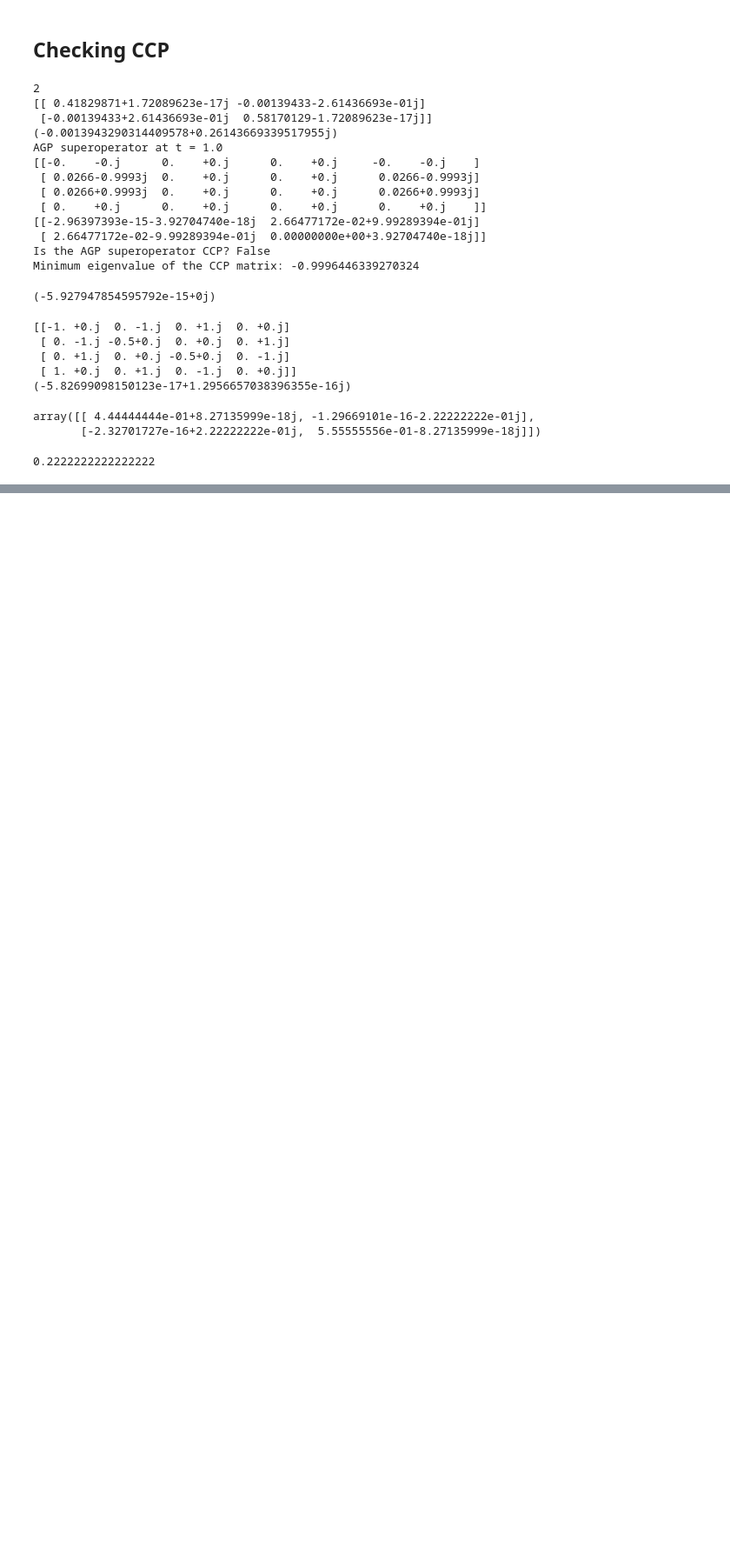
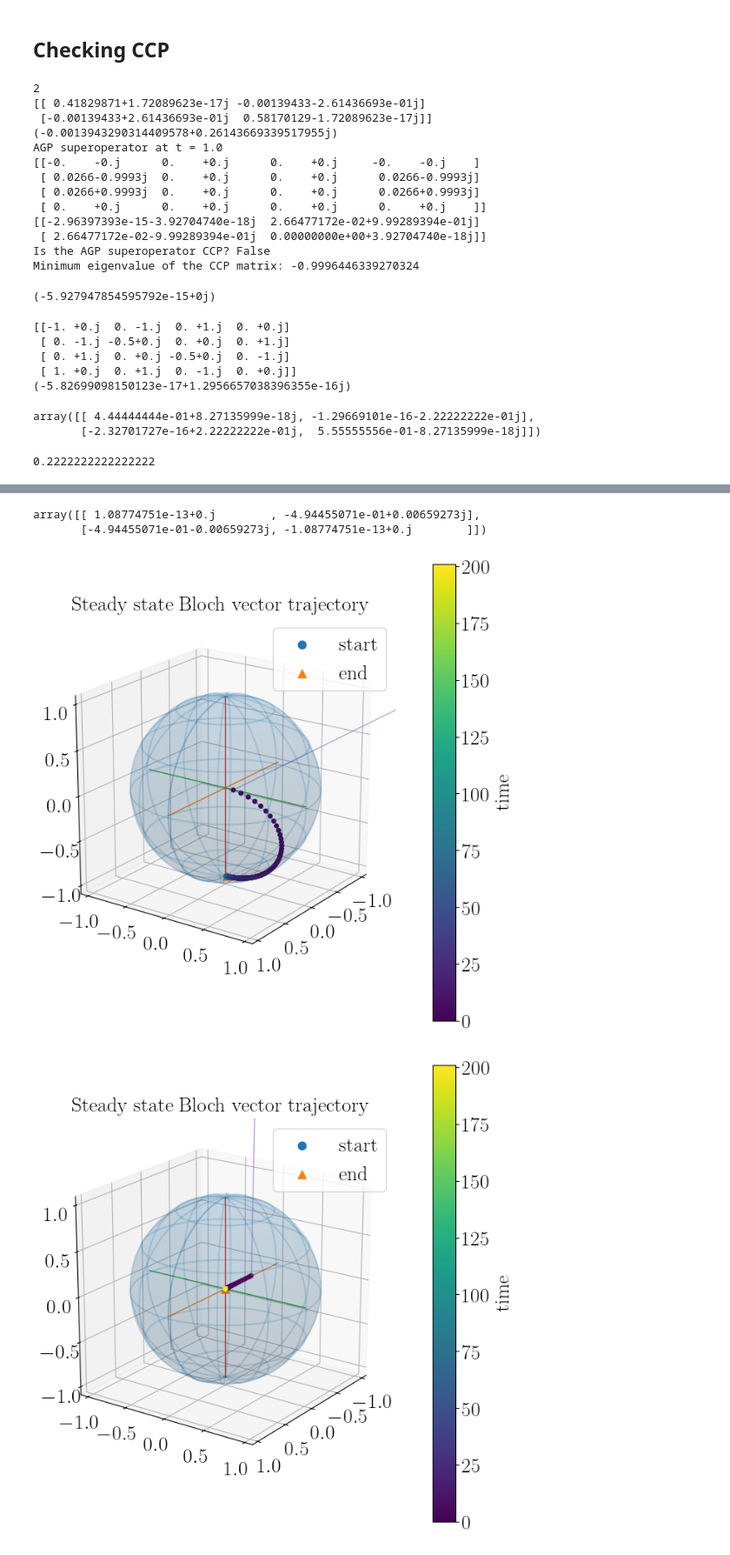
Before and after one commit to jwalkling/Driven_OQS, a Jupyter notebook: src_code/notebooks/2LS Lindblad.ipynb, the cells around one changed output, grey strips where cells are left out. Shown at 87% size. Cells and saved outputs as stored; diff of their text form; code cells hidden in the pictures; blank space fills up the shorter version.

```diff
--- a/src_code/notebooks/2LS Lindblad.ipynb
+++ b/src_code/notebooks/2LS Lindblad.ipynb
@@ -2682,0 +2812,57 @@ array([[ 4.44444444e-01+8.27135999e-18j, -1.29669101e-16-2.22222222e-01j],
+# %%
+nhat = normalize_rows(n_ss_t)  # normalised Bloch vectors
+nhatdot = derivative_unit_vectors_uniform(nhat, t[1]-t[0])  # time derivatives of unit vectors
+
+Omega=np.cross(nhat[2], nhatdot[2])
+Omega
+bloch_to_operator(Omega)
+# %% [output]
+array([[ 1.08774751e-13+0.j        , -4.94455071e-01+0.00659273j],
+       [-4.94455071e-01-0.00659273j, -1.08774751e-13+0.j        ]])
+# %%
+def plot_bloch_trajectory_colored(n_t, t, elev=20, azim=35, figsize=(7, 7), title="Bloch vector trajectory"):
+    t = np.asarray(t)
+
+    x, y, z = n_t[:, 0], n_t[:, 1], n_t[:, 2]
+
+    u = np.linspace(0, 2*np.pi, 120)
+    v = np.linspace(0, np.pi, 60)
+    xs = np.outer(np.cos(u), np.sin(v))
+    ys = np.outer(np.sin(u), np.sin(v))
+    zs = np.outer(np.ones_like(u), np.cos(v))
+
+    fig = plt.figure(figsize=figsize)
+    ax = fig.add_subplot(111, projection="3d")
+
+    ax.plot_surface(xs, ys, zs, alpha=0.12, linewidth=0)
+    ax.plot_wireframe(xs, ys, zs, rstride=10, cstride=10, alpha=0.2)
+
+    ax.plot([-1, 1], [0, 0], [0, 0], lw=1)
+    ax.plot([0, 0], [-1, 1], [0, 0], lw=1)
+    ax.plot([0, 0], [0, 0], [-1, 1], lw=1)
+
+    sc = ax.scatter(x, y, z, c=t, s=16)
+    ax.plot(x, y, z, lw=1, alpha=0.6)
+
+    ax.scatter(x[0], y[0], z[0], s=60, label="start")
+    ax.scatter(x[-1], y[-1], z[-1], s=60, marker="^", label="end")
+
+    ax.set_xlim(-1.05, 1.05)
+    ax.set_ylim(-1.05, 1.05)
+    ax.set_zlim(-1.05, 1.05)
+    ax.set_box_aspect((1, 1, 1))
+    ax.view_init(elev=elev, azim=azim)
+    ax.set_title(title)
+    ax.legend()
+
+    cbar = plt.colorbar(sc, ax=ax, pad=0.08)
+    cbar.set_label("time")
+
+    plt.tight_layout()
+    plt.show()
+# %%
+plot_bloch_trajectory_colored(n_ss_t, t, title="Steady state Bloch vector trajectory")
+plot_bloch_trajectory_colored(Omega, t, title="Steady state Bloch vector trajectory")
+# %% [output]
+[figure, added]
+[figure, added]
```
Also changed, not shown: parts of 8 cells of this notebook.
